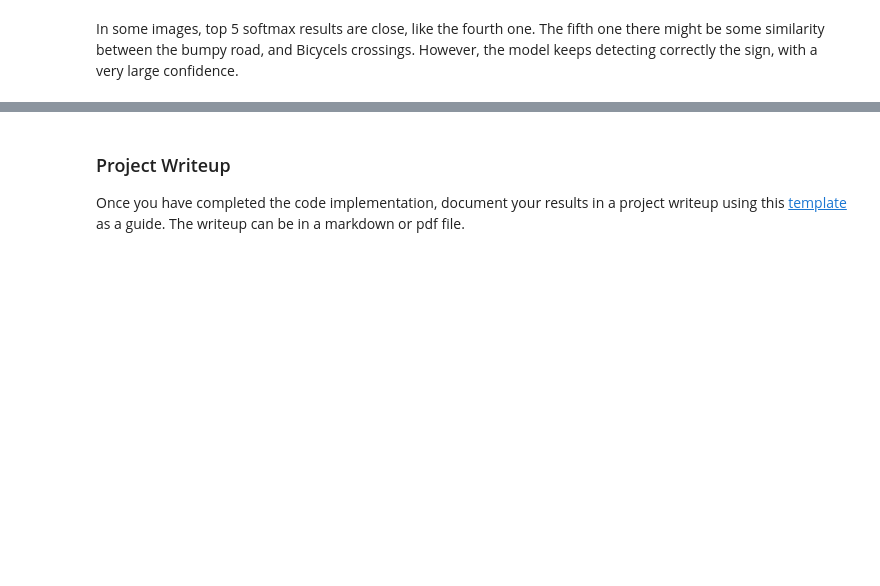
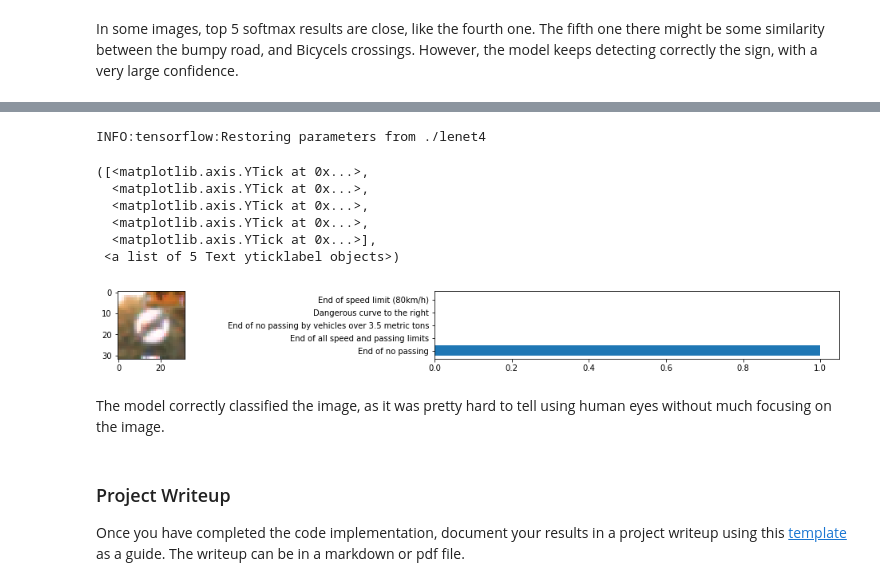
Before and after one commit to AbdallahNasir/CarND-Traffic-Sign-Classifier-Project, a Jupyter notebook: Traffic_Sign_Classifier.ipynb, the cells around one changed output, grey strips where cells are left out. Drawn from its saved outputs; the diff is of its cells as text; code cells hidden in the pictures; blank space fills up the shorter version.

```diff
--- a/Traffic_Sign_Classifier.ipynb
+++ b/Traffic_Sign_Classifier.ipynb
@@ -574,3 +590,33 @@ In some images, top 5 softmax results are close, like the fourth one. The fifth
+# %%
+top5ResultsForHard = None
+with tf.Session() as sess:
+    saver.restore(sess, './lenet4')
+    top5ResultsForHard = sess.run(tf.nn.top_k(tf.nn.softmax(logits), k=5), feed_dict={x: [hardImg], keep_prob : keep_prob_value})
+
+indicies = list(map(lambda x: list(x), list(top5ResultsForHard.indices)))
+values = list(map(lambda x: list(x), list(top5ResultsForHard.values)))
+
+fig_size = plt.rcParams["figure.figsize"]
+fig_size[0] = 20
+fig_size[1] = 9
+plt.rcParams["figure.figsize"] = fig_size
+
+plt.subplot(5,2,1)
+plt.imshow(hardImg)
+plt.subplot(5,2,2)
+plt.barh(range(5), values[0])
+plt.yticks(range(5), itemgetter(*(indicies[0]))(y_labels))
+# %% [output]
+INFO:tensorflow:Restoring parameters from ./lenet4
+([<matplotlib.axis.YTick at 0x...>,
+  <matplotlib.axis.YTick at 0x...>,
+  <matplotlib.axis.YTick at 0x...>,
+  <matplotlib.axis.YTick at 0x...>,
+  <matplotlib.axis.YTick at 0x...>],
+ <a list of 5 Text yticklabel objects>)
+[figure, added]
+# %% [markdown]
+The model correctly classified the image, as it was pretty hard to tell using human eyes without much focusing on the image.
 # %% [markdown]
 ### Project Writeup
 
```
Also changed, not shown: parts of 3 cells of this notebook, 2 other files.
